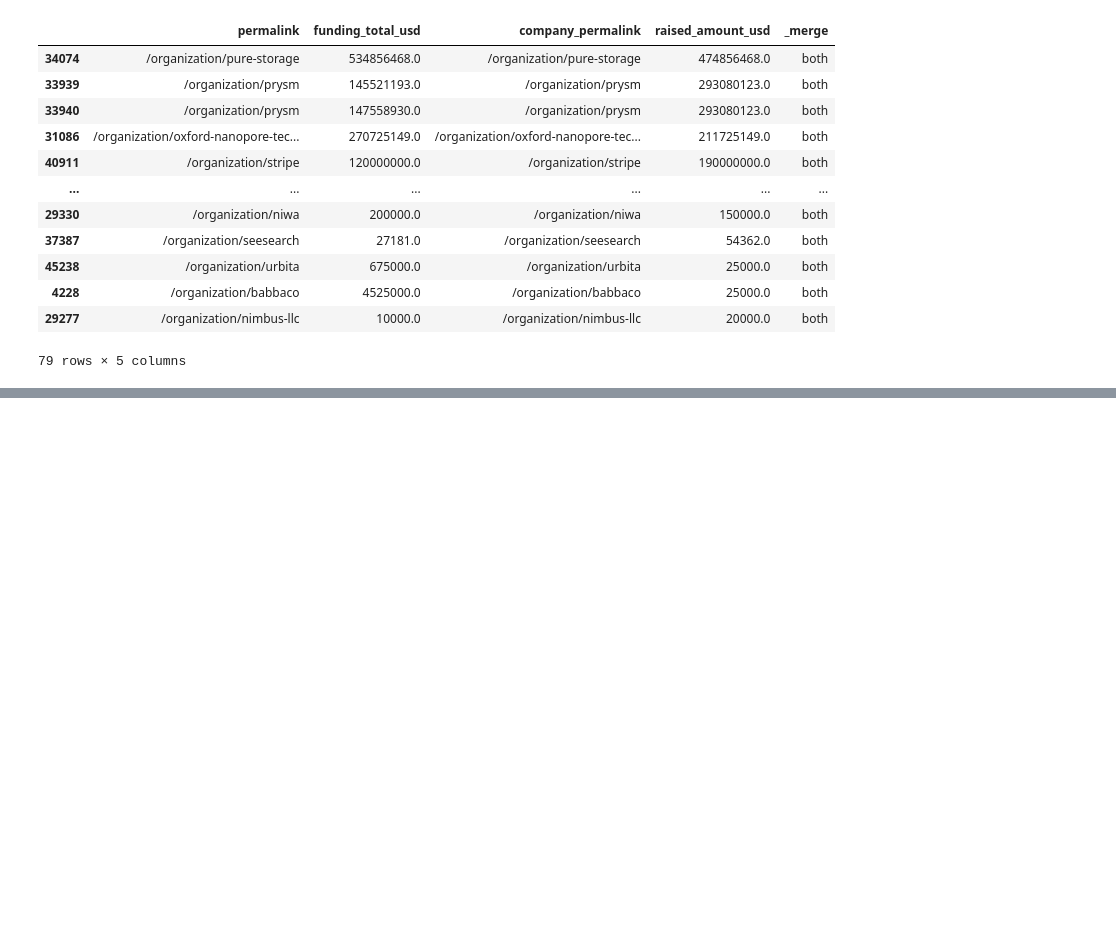
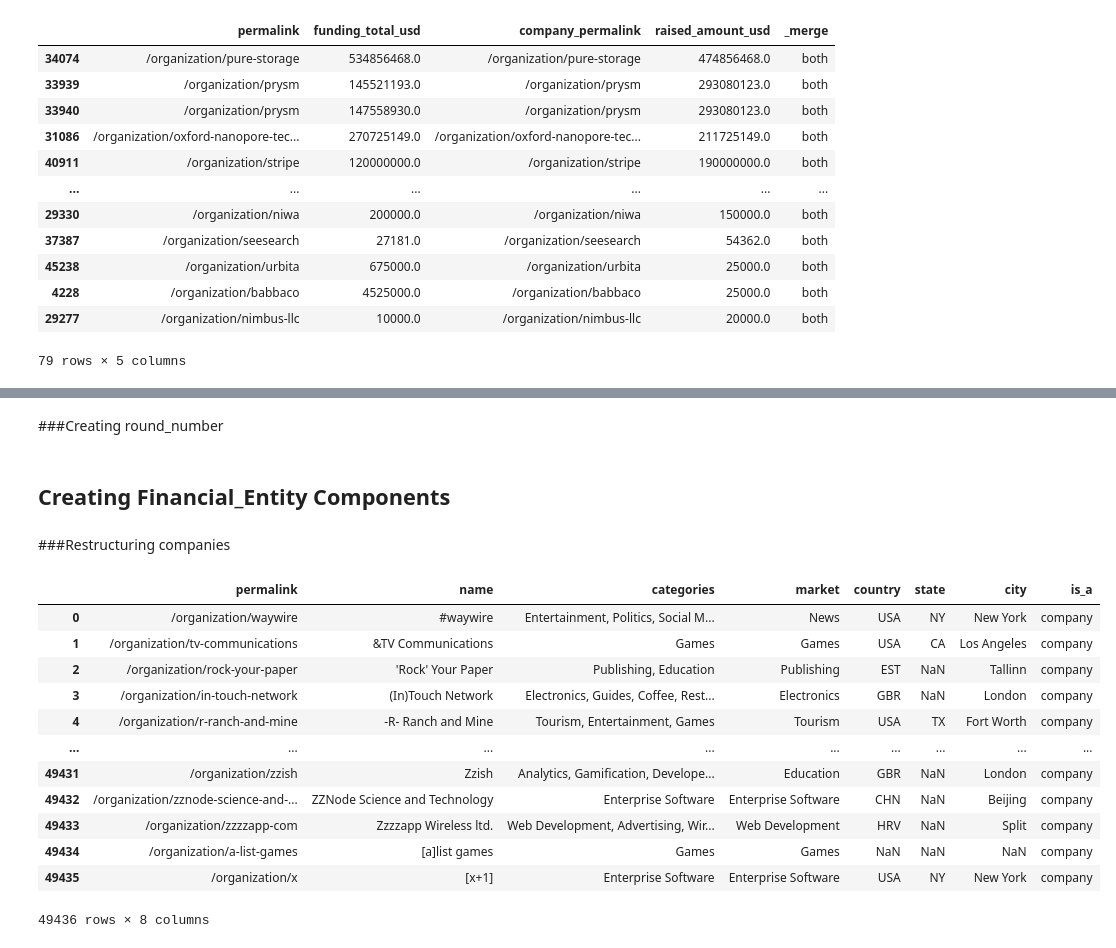
Before and after one commit to lisafrie/Startup-Funding-Analytics, a Jupyter notebook: Data_Exploration_And_Schema_Creation.ipynb, the cells around one changed output, grey strips where cells are left out. Cells and saved outputs as stored; diff of their text form; code cells hidden in the pictures; blank space fills up the shorter version.

```diff
--- a/Data_Exploration_And_Schema_Creation.ipynb
+++ b/Data_Exploration_And_Schema_Creation.ipynb
@@ -972,0 +1038,2 @@ both
+# %%
+companies = companies.reset_index(drop=False)
@@ -972,0 +1042,2 @@ both
+# %%
+companies.at[28221, 'name'] = 'Tell-IT'
@@ -972,0 +1046,8 @@ both
+# %%
+def replace_nan_status(x):
+  if x is np.nan:
+    return 'unknown'
+  else:
+    return x
+
+companies['status'] = companies['status'].apply(lambda x: replace_nan_status(x))
@@ -972,0 +1056,2 @@ both
+# %%
+companies['founded_at'] = pd.to_datetime(companies['founded_at'],format='%Y-%m-%d', errors = 'coerce')
@@ -972,0 +1115,2 @@ both
+# %% [markdown]
+###Creating round_number
@@ -972,0 +1119,25 @@ both
+# %% [markdown]
+## Creating Financial_Entity Components
+# %% [markdown]
+###Restructuring companies
+# %%
+company_entity = companies[['permalink', 'name', 'category_list', ' market ',  'country_code', 'state_code', 'city']]
+company_entity.insert(7, 'is_a', 'company')
+company_entity = company_entity.rename(columns={'category_list': 'categories', ' market ': 'market', 'country_code': 'country', 'state_code': 'state'})
+
+
+company_entity
+# %% [output]
+|  | permalink | name | categories | market | country | state | city | is_a |
+| 0 | /organization/waywire | #waywire | Entertainment, Politics, Social M... | News | USA | NY | New York | company |
+| 1 | /organization/tv-communications | &TV Communications | Games | Games | USA | CA | Los Angeles | company |
+| 2 | /organization/rock-your-paper | 'Rock' Your Paper | Publishing, Education | Publishing | EST | NaN | Tallinn | company |
+| 3 | /organization/in-touch-network | (In)Touch Network | Electronics, Guides, Coffee, Rest... | Electronics | GBR | NaN | London | company |
+| 4 | /organization/r-ranch-and-mine | -R- Ranch and Mine | Tourism, Entertainment, Games | Tourism | USA | TX | Fort Worth | company |
+| ... | ... | ... | ... | ... | ... | ... | ... | ... |
+| 49431 | /organization/zzish | Zzish | Analytics, Gamification, Develope... | Education | GBR | NaN | London | company |
+| 49432 | /organization/zznode-science-and-... | ZZNode Science and Technology | Enterprise Software | Enterprise Software | CHN | NaN | Beijing | company |
+| 49433 | /organization/zzzzapp-com | Zzzzapp Wireless ltd. | Web Development, Advertising, Wir... | Web Development | HRV | NaN | Split | company |
+| 49434 | /organization/a-list-games | [a]list games | Games | Games | NaN | NaN | NaN | company |
+| 49435 | /organization/x | [x+1] | Enterprise Software | Enterprise Software | USA | NY | New York | company |
+49436 rows × 8 columns
```
Also changed, not shown: parts of 74 cells of this notebook, 13 other files.
